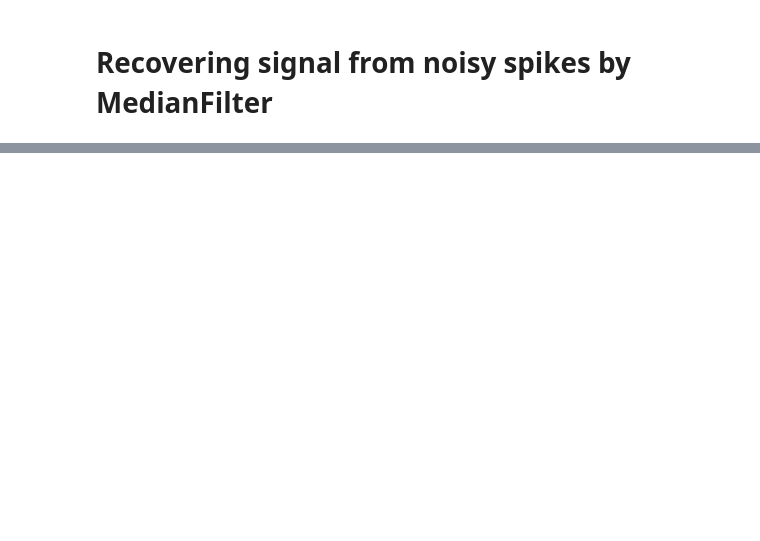
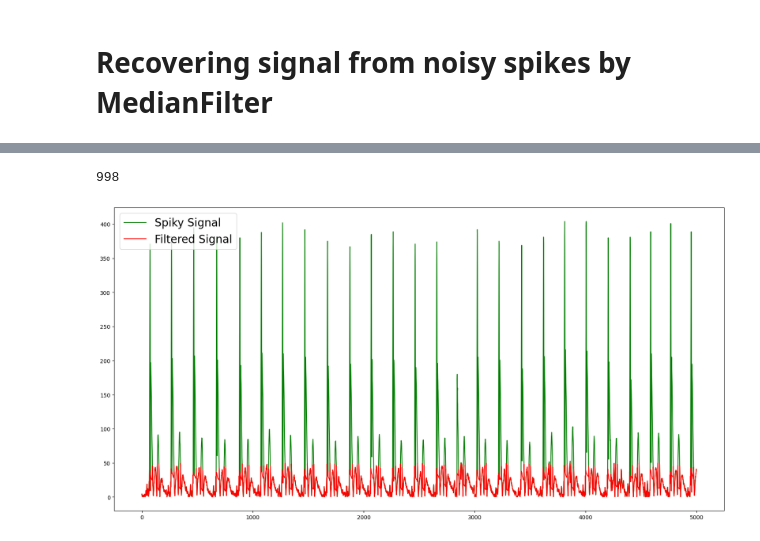
Before and after one commit to hbrandon15/ISP-with-Python, a Jupyter notebook: 03_Signal_Denoising/denoising.ipynb, the cells around one changed output, grey strips where cells are left out. Drawn from its saved outputs; the diff is of its cells as text; code cells hidden in the pictures; blank space fills up the shorter version.

Commit message:
Add notes on removing spike signal with Median Filter

```diff
--- a/03_Signal_Denoising/denoising.ipynb
+++ b/03_Signal_Denoising/denoising.ipynb
@@ -263,6 +237,6 @@ import matplotlib.pyplot as plt
 from matplotlib import style
 import pandas as pd
 # %%
-signal = pd.read_csv('Spike.csv')
+signal = pd.read_csv('../resources/Spike.csv')
 # %%
 signal.head(10)
@@ -284,0 +303,5 @@ plt.show()
+# %%
+threshold = 50
+
+# find signal values above the threshold value
+ultra_thresh = np.where(spiky > threshold)[0]
@@ -284,0 +328,20 @@ plt.show()
+# %%
+len(ultra_thresh)
+# %% [output]
+998
+# %%
+filtsig = np.copy(spiky)
+
+N = 100
+# Applying Median filter
+
+for ii in range(0, ultra_thresh.shape[0]):
+    filtsig[ultra_thresh[ii]] = np.median(spiky[ultra_thresh[ii]:ultra_thresh[ii]+N])
+# %%
+plt.figure(figsize = (20,10))
+plt.plot(spiky, 'g', label = 'Spiky Signal')
+plt.plot(filtsig, 'r', label ='Filtered Signal')
+plt.legend(fontsize = 20)
+plt.show()
+# %% [output]
+[figure, added]
```
Also changed, not shown: parts of 22 cells of this notebook.
